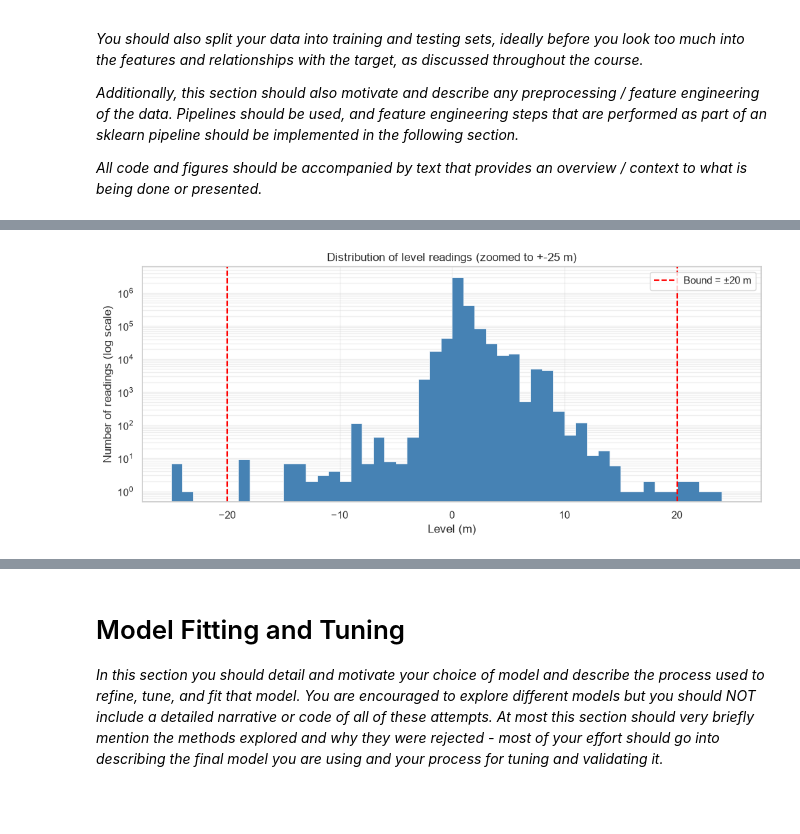
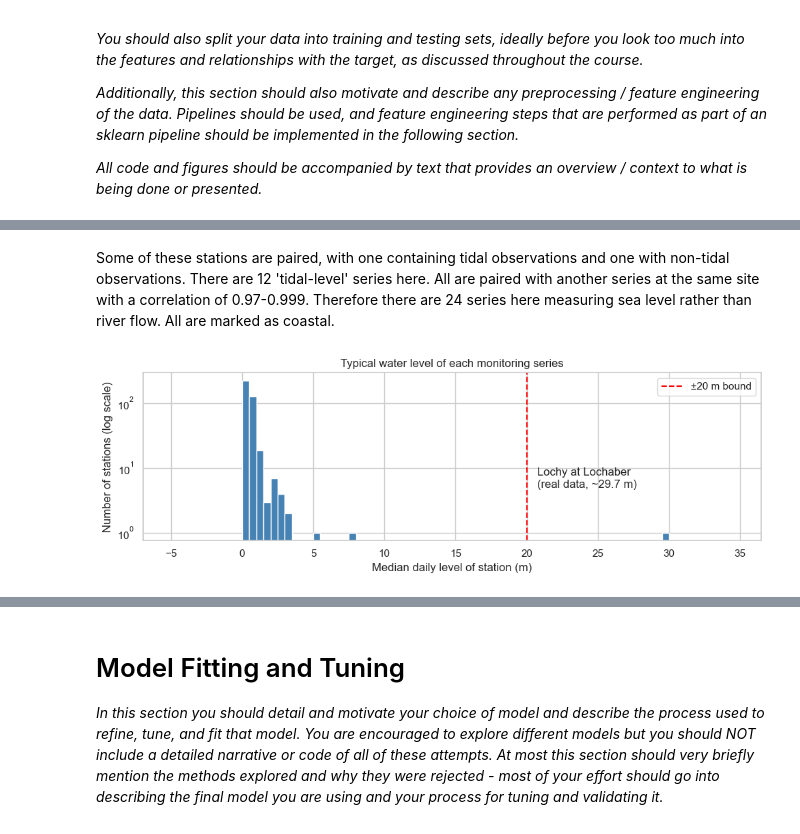
Before and after one commit to Finnmc3/ML-Project, a Jupyter notebook: Data and notebook/project.ipynb, the cells around one changed output, grey strips where cells are left out. Drawn from its saved outputs; the diff is of its cells as text; code cells hidden in the pictures; blank space fills up the shorter version.

Commit message:
Data cleaning: per-station outlier removal, 24 coastal series flagged, intro updated, EDA observations added

```diff
--- a/Data and notebook/project.ipynb
+++ b/Data and notebook/project.ipynb
@@ -188,36 +215,54 @@ memory usage: 72.7 MB
+# %% [markdown]
+Some of these stations are paired, with one containing tidal observations and one with non-tidal observations. There are 12 'tidal-level' series here. All are paired with another series at the same site with a correlation of 0.97-0.999. Therefore there are 24 series here measuring sea level rather than river flow. All are marked as coastal.
 # %%
 # Clearly description states theres problems within the data
 # Plot to explore possible bounds. Right now we are using a bound of 20 metres, but this is arbitrary. We can see from the histogram that there are some extreme values that are not realistic for Scottish rivers,
 # and we want to filter those out.
 
-vals = df_main[["Avg_Level", "Min_Level", "Max_Level"]].to_numpy().ravel()
-vals = vals[np.isfinite(vals)]
+# vals = df_main[["Avg_Level", "Min_Level", "Max_Level"]].to_numpy().ravel()
+# vals = vals[np.isfinite(vals)]
 
-fig, ax = plt.subplots(figsize=(10, 4.5))
+# fig, ax = plt.subplots(figsize=(10, 4.5))
 
-# Plot standard histogram, but limit the x-range to -25 to 25
-# We use 50 bins, which gives a bin width of 1 metre (very intuitive)
-ax.hist(vals, bins=50, range=(-25, 25),
-        histtype="stepfilled", edgecolor="white", linewidth=0.5,
-        color="steelblue", log=True)
+# # Plot standard histogram, but limit the x-range to -25 to 25
+# # We use 50 bins, which gives a bin width of 1 metre (very intuitive)
+# ax.hist(vals, bins=50, range=(-25, 25),
+#         histtype="stepfilled", edgecolor="white", linewidth=0.5,
+#         color="steelblue", log=True)
 
-# Add the bounds
-ax.axvline(-20, ls="--", color="red", lw=1.5, label="Bound = ±20 m")
-ax.axvline( 20, ls="--", color="red", lw=1.5)
+# # Add the bounds
+# ax.axvline(-20, ls="--", color="red", lw=1.5, label="Bound = ±20 m")
+# ax.axvline( 20, ls="--", color="red", lw=1.5)
 
-ax.set(
-    xlabel="Level (m)",
-    ylabel="Number of readings (log scale)",
-    title="Distribution of level readings (zoomed to +-25 m)"
-)
-ax.grid(True, which="both", alpha=0.3)
-ax.legend(loc="upper right")
+# ax.set(
+#     xlabel="Level (m)",
+#     ylabel="Number of readings (log scale)",
+#     title="Distribution of level readings (zoomed to +-25 m)"
+# )
+# ax.grid(True, which="both", alpha=0.3)
+# ax.legend(loc="upper right")
 
-plt.tight_layout()
-plt.show()
+# plt.tight_layout()
+# plt.show()
 
-#NOTE: The histogram shows the distribution of river level readings, with the bounds indicated by red dashed lines. This bound was used to filter out unrealistic values, such as 999999, -99, and 99,
-# which are not representative of actual river levels in Scotland. The histogram is plotted on a logarithmic scale to better visualize the distribution of readings across the range of -25 to 25 meters.
-# Look at .describe() to see why this was needed.
+# #NOTE: The histogram shows the distribution of river level readings, with the bounds indicated by red dashed lines. This bound was used to filter out unrealistic values, such as 999999, -99, and 99,
+# # which are not representative of actual river levels in Scotland. The histogram is plotted on a logarithmic scale to better visualize the distribution of readings across the range of -25 to 25 meters.
+# # Look at .describe() to see why this was needed.
+
+
+# Typical (median) level of each station. Levels are measured from each gauge's own zero point,
+# so normal levels differ a lot between stations, and one national bound can't separate errors from real data.
+station_median = df_main.groupby("Observation_ID")["Avg_Level"].median()
+
+fig, ax = plt.subplots(figsize=(10, 3.5))
+ax.hist(station_median, bins=np.arange(-5, 35, 0.5), color="steelblue", edgecolor="white", log=True)
+ax.axvline(20, ls="--", color="red", lw=1.5, label="±20 m bound")
+lochy = station_median["inverness__lochy-lochaber__obs1"]
+ax.annotate("Lochy at Lochaber\n(real data, ~29.7 m)", xy=(lochy, 1), xytext=(lochy - 9, 5),
+            arrowprops=dict(arrowstyle="->"))
+ax.set(xlabel="Median daily level of station (m)", ylabel="Number of stations (log scale)",
+       title="Typical water level of each monitoring series")
+ax.legend()
+plt.tight_layout(); plt.show()
 # %% [output]
-[figure, old version]
+[figure, new version]
```
Also changed, not shown: parts of 13 cells of this notebook.
